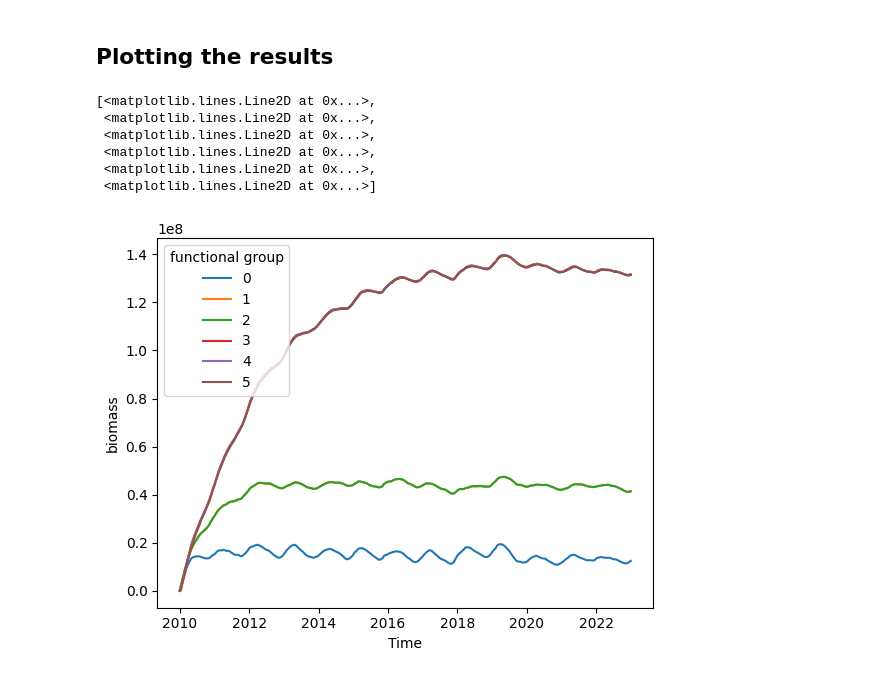
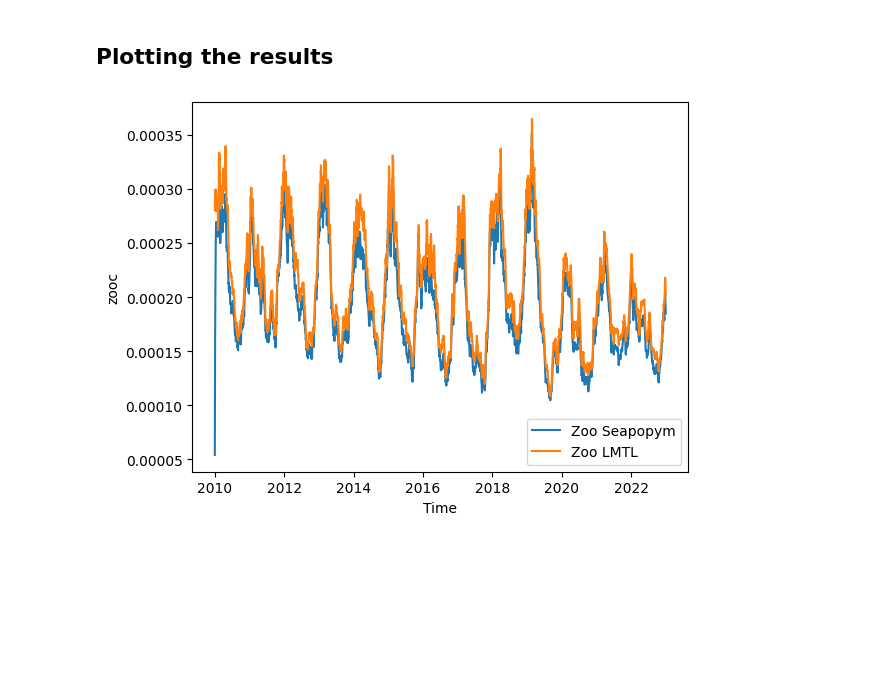
Before and after one commit to Ash12H/Seapopym, a Jupyter notebook: docs/source/example_model.ipynb, the cells around one changed output. Saved outputs shown, nothing was run; the diff lists cells and outputs as text; code cells hidden in the pictures; blank space fills up the shorter version.

```diff
--- a/docs/source/example_model.ipynb
+++ b/docs/source/example_model.ipynb
@@ -25,0 +57,4 @@ path_bio = "/Users/ash/Documents/Workspaces/Data/phd/cmems_mod_glo_bgc_my_0.083d
+# %%
+path_bio = "/Users/ash/Documents/Workspaces/Data/phd/cmems_mod_glo_bgc_my_0.083deg-lmtl_PT1D-i_1709007157635.nc"
+bio = xr.open_dataset(path_bio)
+bio
@@ -86,3 +133,20 @@ parameters = NoTransportParameters(
+# %%
+p_param = ForcingParameters(
+    temperature=ForcingUnit(forcing=forcing["T"], resolution=0.08333),
+    primary_production=ForcingUnit(forcing=bio["npp"], resolution=0.08333),
+    initial_condition_biomass=None,
+    initial_condition_production=None,
+)
+
+parameters = NoTransportParameters(
+    functional_groups_parameters=f_groups,
+    forcing_parameters=p_param,
+    environment_parameters=EnvironmentParameter(
+        chunk=ChunkParameter(functional_group=1, latitude=12),
+        client=ClientParameter(n_workers=2, threads_per_worker=1, memory_limit="6GB"),
+        output=OutputParameter(pre_production=PreProductionParameter(timestamps="all")),
+    ),
+)
 # %% [markdown]
 ## Initialize the model
 # %%
@@ -130,15 +220,13 @@ my_class.production()
 my_class.post_production()
 # %% [markdown]
 ## Plotting the results
-# %%
-biomass = my_class.state.biomass.load()
-# %%
-biomass.cf.sum(("X", "Y")).cf.plot.line(x="T", hue="functional_group")
-# %% [output]
-[<matplotlib.lines.Line2D at 0x...>,
- <matplotlib.lines.Line2D at 0x...>,
- <matplotlib.lines.Line2D at 0x...>,
- <matplotlib.lines.Line2D at 0x...>,
- <matplotlib.lines.Line2D at 0x...>,
- <matplotlib.lines.Line2D at 0x...>]
-[figure, removed]
+# %%
+biomass_seapopym = my_class.state.biomass.load()
+biomass_lmtl = bio.zooc.pint.quantify().pint.to(StandardUnitsLabels.biomass.units).pint.dequantify()
+# %%
+(biomass_seapopym.cf.mean(("X", "Y"))).cf.plot.line(x="T", hue="functional_group", label="Zoo Seapopym")
+(biomass_lmtl.cf.mean(("X", "Y"))).cf.plot.line(x="T", label="Zoo LMTL")
+plt.legend()
+plt.show()
+# %% [output]
+[figure, added]
```
Also changed, not shown: parts of 7 cells of this notebook, 16 other files.
